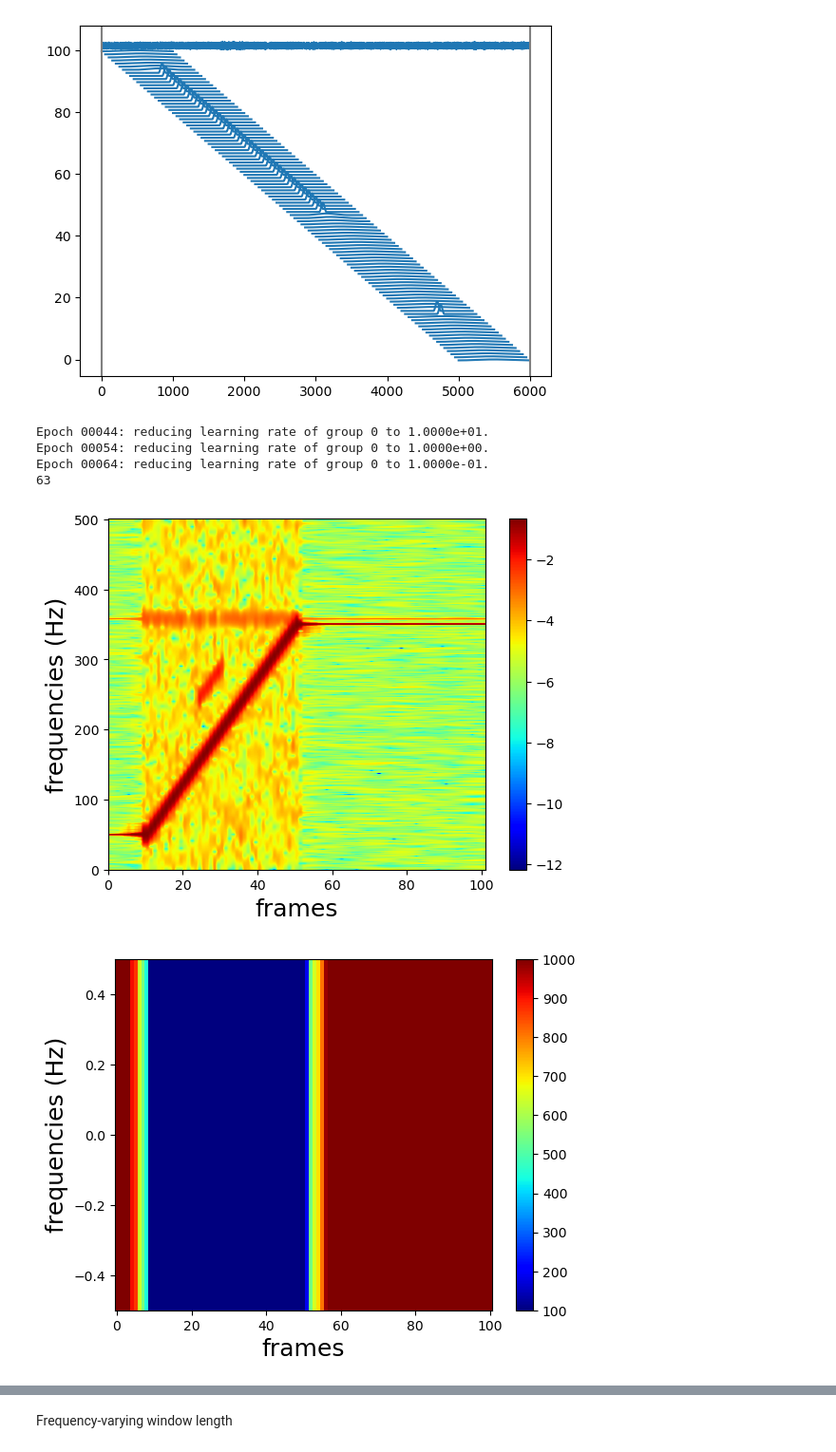
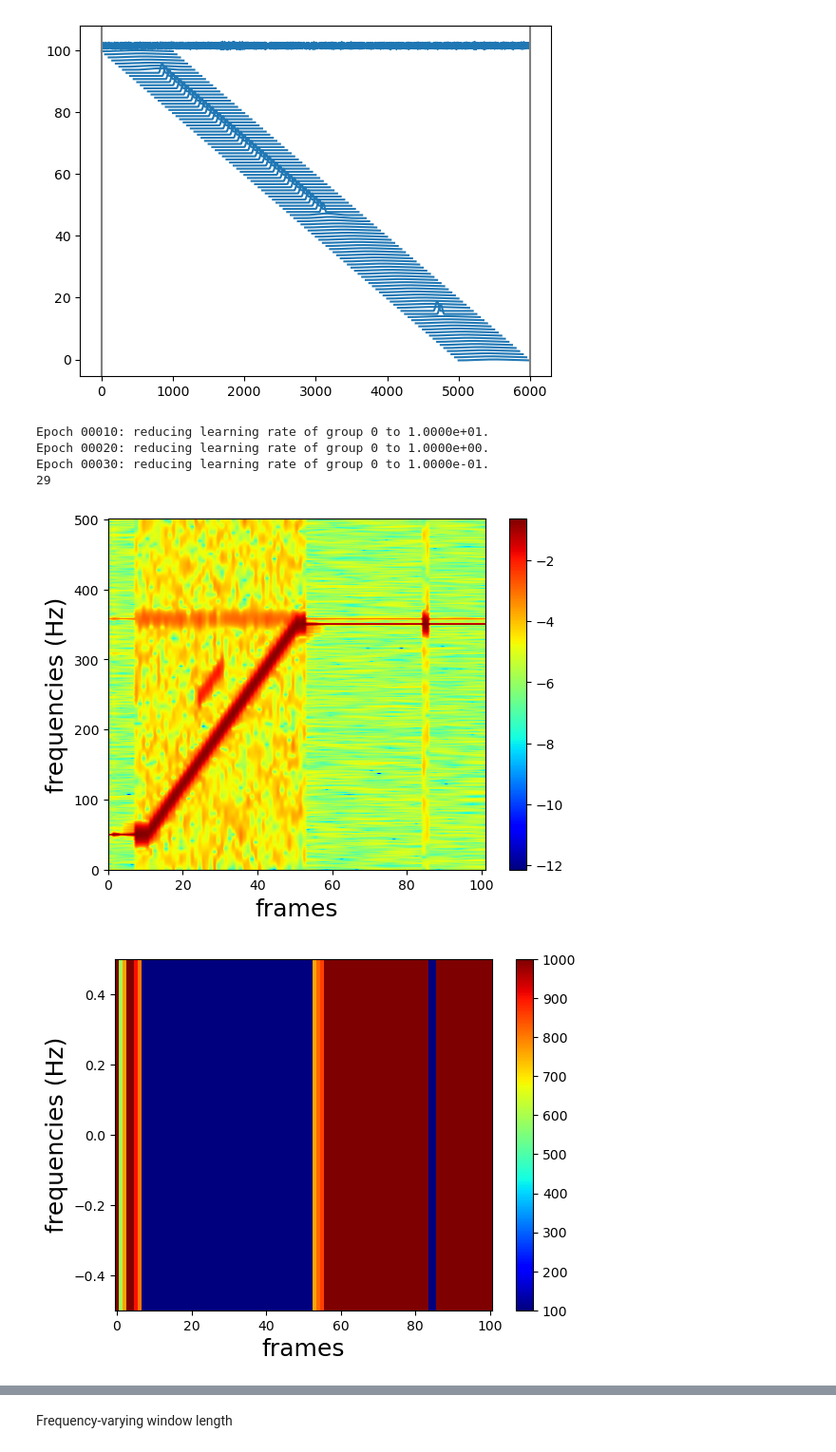
Before and after one commit to maxime-leiber/dstft, a Jupyter notebook: notebooks/time_and_frequency_varying_window_length.ipynb, the cells around one changed output, grey strips where cells are left out. Shown at 95% size. Saved outputs shown, nothing was run; the diff lists cells and outputs as text; code cells hidden in the pictures.

```diff
--- a/notebooks/time_and_frequency_varying_window_length.ipynb
+++ b/notebooks/time_and_frequency_varying_window_length.ipynb
@@ -26,22 +18,22 @@ cuda
 mat = loadmat("../data/fan_flutter.mat")['x']
 x = torch.from_numpy(mat).float().to(device)[:, 4_000:10_000]
 # %%
-dspec = DSpec(x, win_length=500, support=1_000, stride=50, win_requires_grad=False, stride_requires_grad=False, win_p=None, stride_p=None)
-spec = dspec(x)
-dspec.print(spec, weights=False, wins=False, bar=True)
+dstft = DSTFT(x, win_length=500, support=1_000, stride=50, win_requires_grad=False, stride_requires_grad=False, win_p=None, stride_p=None)
+spec, *_ =dstft(x)
+dstft.print(spec, weights=False, wins=False, bar=True)
 # %% [output]
 [figure]
 # %% [markdown]
 Single window length
 # %%
-dspec = DSpec(x, win_length=577, support=1_000, stride=50, win_requires_grad=True, stride_requires_grad=False, win_p=None, stride_p=None)
-params = [{'params': dspec.win_length,    'lr': 100.0}, ]
+dstft = DSTFT(x, win_length=577, support=1_000, stride=50, win_requires_grad=True, stride_requires_grad=False, win_p=None, stride_p=None)
+params = [{'params': dstft.win_length,    'lr': 100.0}, ]
 opt = torch.optim.Adam(params)
 sch = torch.optim.lr_scheduler.ReduceLROnPlateau(optimizer=opt, mode='min', factor=.1, patience=9, verbose=True)
 
 for epoch in range(1_000):
     opt.zero_grad()
-    spec = dspec(x)
+    spec, *_ = dstft(x)
     err = entropy_loss(spec)
     err.backward()
     opt.step()
@@ -51,7 +43,7 @@ for epoch in range(1_000):
         break
 
 print(epoch)
-dspec.print(spec, x, bar=True)
+dstft.print(spec, x, bar=True)
 # %% [output]
 Epoch 00019: reducing learning rate of group 0 to 1.0000e+01.
 Epoch 00029: reducing learning rate of group 0 to 1.0000e+00.
@@ -63,14 +55,14 @@ Epoch 00039: reducing learning rate of group 0 to 1.0000e-01.
 # %% [markdown]
 Time-varying window length
 # %%
-dspec = DSpec(x, win_length=577, support=1_000, stride=50, win_requires_grad=True, stride_requires_grad=False, win_p='t', win_min=100)
-params = [{'params': dspec.win_length, 'lr': 100.0}, ]
+dstft = DSTFT(x, win_length=577, support=1_000, stride=50, win_requires_grad=True, stride_requires_grad=False, win_p='t', win_min=100)
+params = [{'params': dstft.win_length, 'lr': 100.0}, ]
 opt = torch.optim.Adam(params)
 sch = torch.optim.lr_scheduler.ReduceLROnPlateau(optimizer=opt, mode='min', factor=.1, patience=9, verbose=True)
 
 for epoch in range(1_000):
     opt.zero_grad()
-    spec = dspec(x)
+    spec, *_ = dstft(x)
     err = entropy_loss(spec)
     err.backward()
     opt.step()
@@ -80,7 +72,7 @@ for epoch in range(1_000):
         break
 
 print(epoch)
-dspec.print(spec, x, bar=True)
+dstft.print(spec, x, bar=True)
 # %% [output]
 Epoch 00034: reducing learning rate of group 0 to 1.0000e+01.
 Epoch 00044: reducing learning rate of group 0 to 1.0000e+00.
@@ -90,28 +82,28 @@ Epoch 00054: reducing learning rate of group 0 to 1.0000e-01.
 [figure]
 [figure]
 # %%
-dspec = DSpec(x, win_length=577, support=1_000, stride=50, win_requires_grad=True, stride_requires_grad=False, win_p='t', win_min=100)
-params = [{'params': dspec.win_length, 'lr': 100.0}, ]
+dstft = DSTFT(x, win_length=577, support=1_000, stride=50, win_requires_grad=True, stride_requires_grad=False, win_p='t', win_min=100)
+params = [{'params': dstft.win_length, 'lr': 100.0}, ]
 opt = torch.optim.Adam(params)
 sch = torch.optim.lr_scheduler.ReduceLROnPlateau(optimizer=opt, mode='min', factor=.1, patience=9, verbose=True)
 
 for epoch in range(1_000):
     opt.zero_grad()
-    spec = dspec(x)
-    err = entropy_loss(spec) + 0.001 * (dspec.actual_win_length.diff(dim=0).pow(2) + torch.finfo(x.dtype).eps).sqrt().mean()
+    spec, *_ = dstft(x)
+    err = entropy_loss(spec) + 0.001 * (dstft.actual_win_length.diff(dim=0).pow(2) + torch.finfo(x.dtype).eps).sqrt().mean()
     err.backward()
     opt.step()
     sch.step(err)
 
     if opt.param_groups[0]['lr'] < 1:
         break
 
 print(epoch)
-dspec.print(spec, x, bar=True)
+dstft.print(spec, x, bar=True)
 # %% [output]
-Epoch 00044: reducing learning rate of group 0 to 1.0000e+01.
-Epoch 00054: reducing learning rate of group 0 to 1.0000e+00.
-Epoch 00064: reducing learning rate of group 0 to 1.0000e-01.
-63
+Epoch 00010: reducing learning rate of group 0 to 1.0000e+01.
+Epoch 00020: reducing learning rate of group 0 to 1.0000e+00.
+Epoch 00030: reducing learning rate of group 0 to 1.0000e-01.
+29
-[figure, old version]
+[figure, new version]
-[figure, old version]
+[figure, new version]
```
Also changed, not shown: parts of 5 cells of this notebook, 3 other files.
